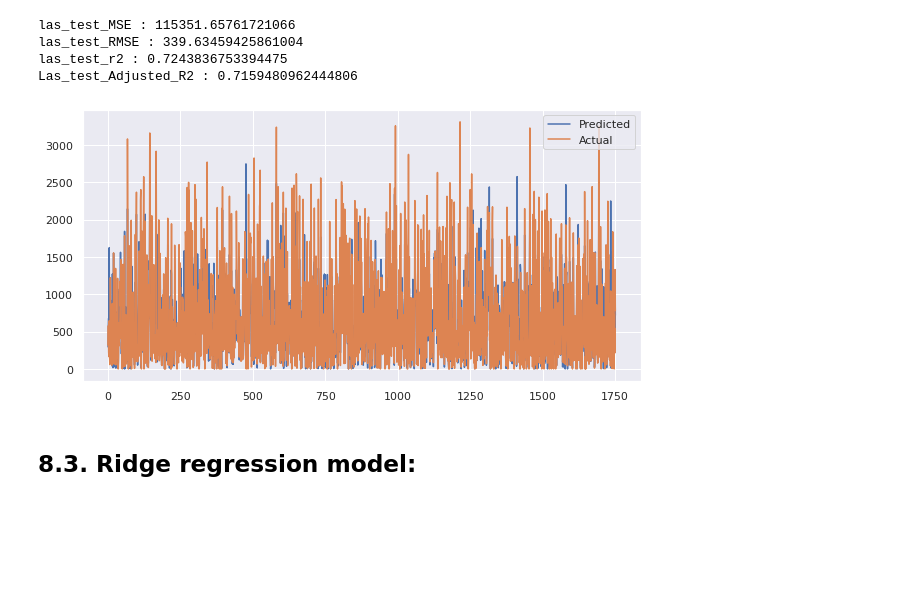
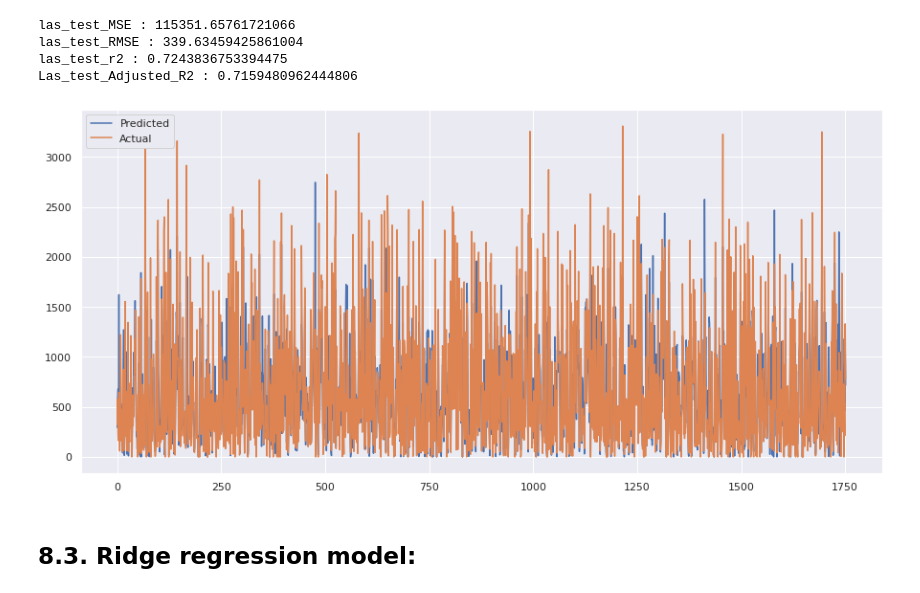
Before and after one commit to dileep-rawat/Capstone_Project_2--Bike_sharing_demand_prediction, a Jupyter notebook: Bike_Sharing_Demand_Prediction_Capstone_Project.ipynb, the cells around one changed output. Saved outputs shown, nothing was run; the diff lists cells and outputs as text; code cells hidden in the pictures; blank space fills up the shorter version.

```diff
--- a/Bike_Sharing_Demand_Prediction_Capstone_Project.ipynb
+++ b/Bike_Sharing_Demand_Prediction_Capstone_Project.ipynb
@@ -618,13 +634,13 @@ las_test_RMSE : 339.63459425861004
 las_test_r2 : 0.7243836753394475
 Las_test_Adjusted_R2 : 0.7159480962444806
 # %%
-plt.figure(figsize=(10,5))
+plt.figure(figsize=(15,7))
 plt.plot(np.square(lasso_y_test_pred))
 plt.plot(np.square(np.array(y_test)))
 plt.legend(["Predicted","Actual"])
 plt.show()
 # %% [output]
-[figure, old version]
+[figure, new version]
 # %% [markdown]
 ## **8.3. Ridge regression model:**
 # %%
```
Also changed, not shown: parts of 18 cells of this notebook.
